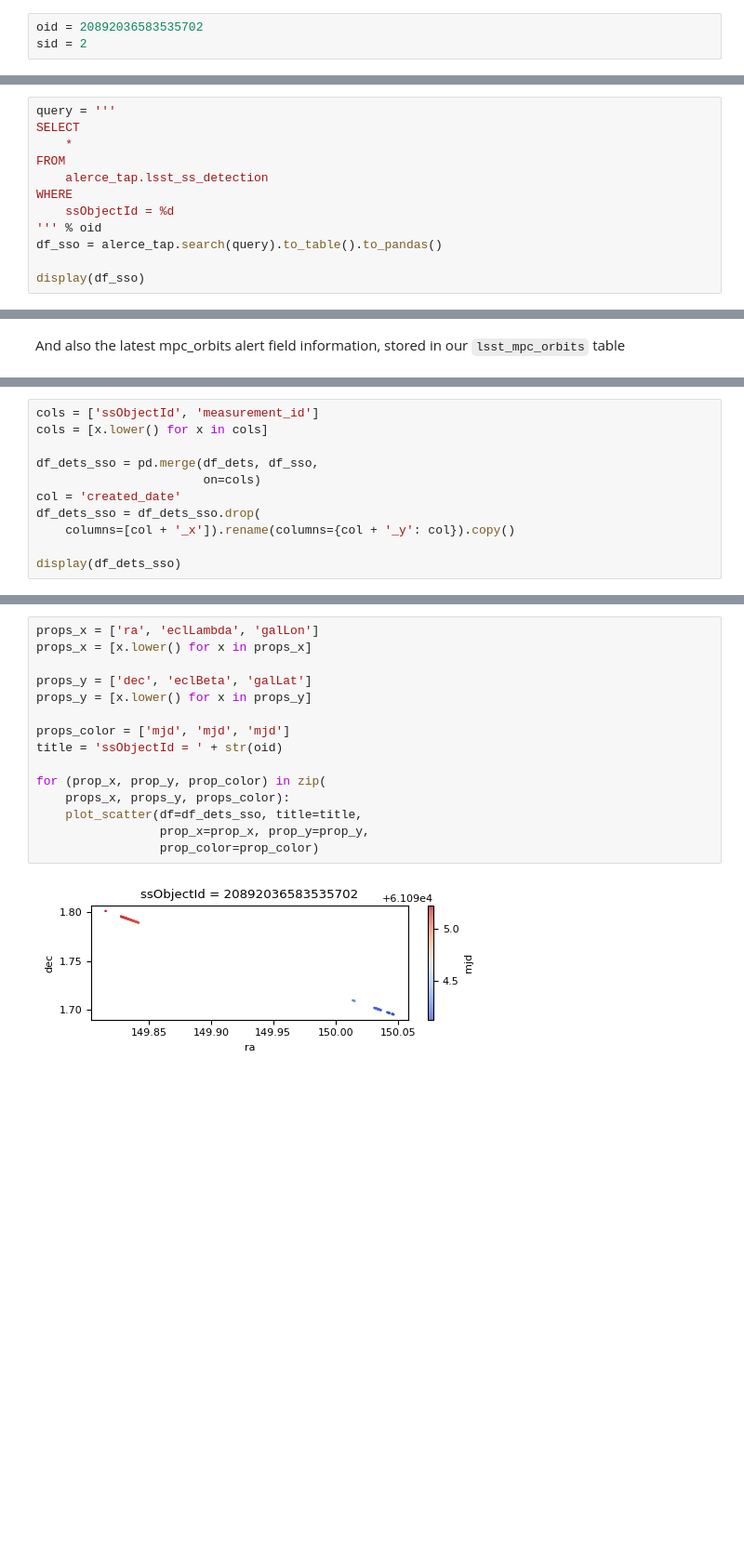
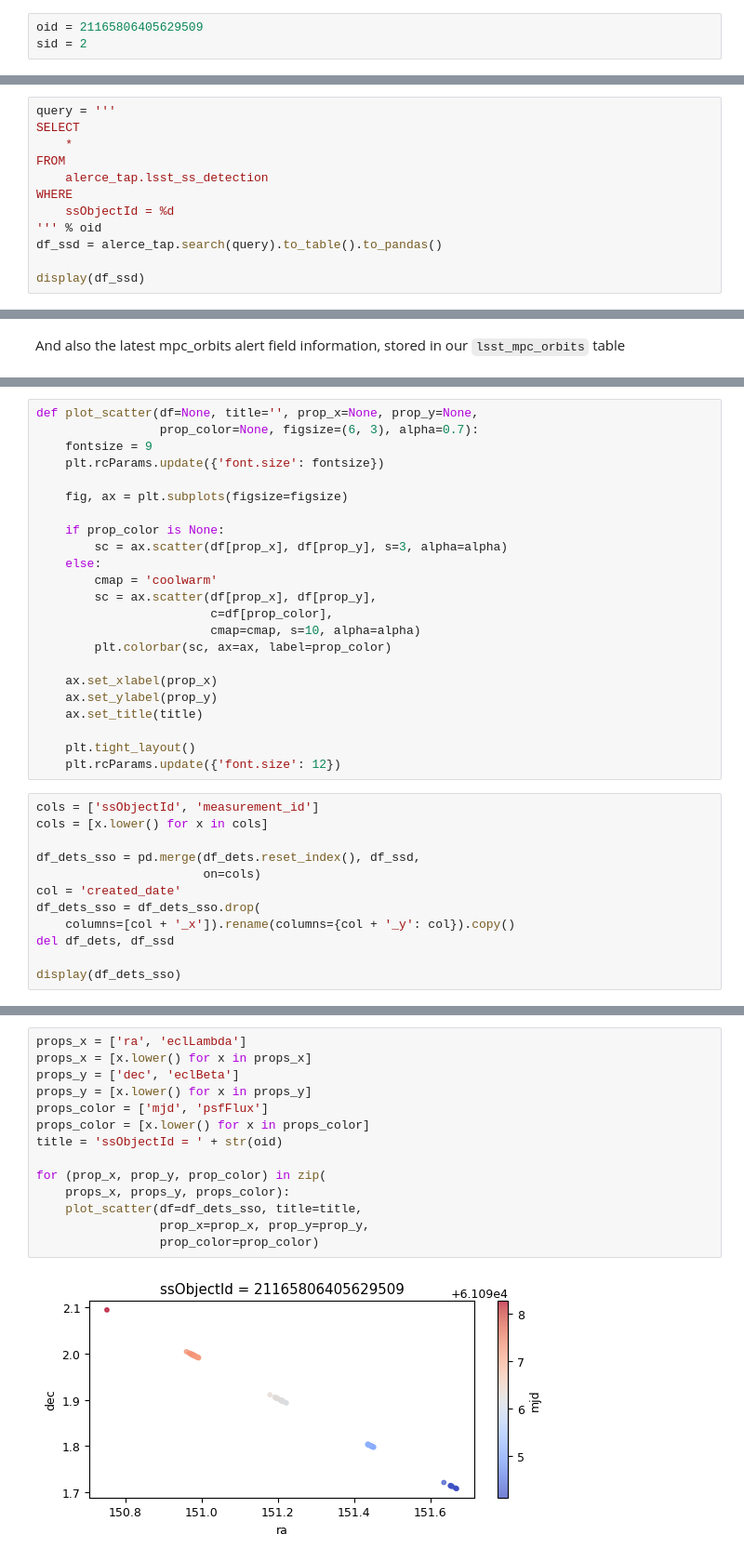
Before and after one commit to alercebroker/usecases, a Jupyter notebook: notebooks/LSST/ALeRCE_LSST_TAP_Queries.ipynb, the cells around one changed output, grey strips where cells are left out. Shown at 93% size. Cells and saved outputs as stored; diff of their text form; blank space fills up the shorter version.

```diff
--- a/notebooks/LSST/ALeRCE_LSST_TAP_Queries.ipynb
+++ b/notebooks/LSST/ALeRCE_LSST_TAP_Queries.ipynb
@@ -366,5 +409,5 @@
 # %%
-oid = 20892036583535702
+oid = 21165806405629509
 sid = 2
 # %% [markdown]
 We query its main properties and light curve as before
@@ -443,8 +486,8 @@ FROM
 WHERE
     ssObjectId = %d
 ''' % oid
-df_sso = alerce_tap.search(query).to_table().to_pandas()
+df_ssd = alerce_tap.search(query).to_table().to_pandas()
 
-display(df_sso)
+display(df_ssd)
 # %% [output]
 |  | measurement_id | ssobjectid | designation | ecllambda | eclbeta | gallon | gallat | elongation | phaseangle | ... |
@@ -504,12 +525,36 @@ def plot_scatter(df=None, title=None, prop_x=None, prop_y=None,
+# %%
+def plot_scatter(df=None, title='', prop_x=None, prop_y=None,
+                 prop_color=None, figsize=(6, 3), alpha=0.7):
+    fontsize = 9
+    plt.rcParams.update({'font.size': fontsize})
+
+    fig, ax = plt.subplots(figsize=figsize)
+
+    if prop_color is None:
+        sc = ax.scatter(df[prop_x], df[prop_y], s=3, alpha=alpha)
+    else:
+        cmap = 'coolwarm'
+        sc = ax.scatter(df[prop_x], df[prop_y],
+                        c=df[prop_color],
+                        cmap=cmap, s=10, alpha=alpha)
+        plt.colorbar(sc, ax=ax, label=prop_color)
+
+    ax.set_xlabel(prop_x)
+    ax.set_ylabel(prop_y)
+    ax.set_title(title)
+
+    plt.tight_layout()
+    plt.rcParams.update({'font.size': 12})
 # %%
 cols = ['ssObjectId', 'measurement_id']
 cols = [x.lower() for x in cols]
 
-df_dets_sso = pd.merge(df_dets, df_sso,
+df_dets_sso = pd.merge(df_dets.reset_index(), df_ssd,
                        on=cols)
 col = 'created_date'
 df_dets_sso = df_dets_sso.drop(
     columns=[col + '_x']).rename(columns={col + '_y': col}).copy()
+del df_dets, df_ssd
 
 display(df_dets_sso)
 # %% [output]
@@ -529,17 +574,16 @@ display(df_dets_sso)
 # %%
-props_x = ['ra', 'eclLambda', 'galLon']
+props_x = ['ra', 'eclLambda']
 props_x = [x.lower() for x in props_x]
-
-props_y = ['dec', 'eclBeta', 'galLat']
+props_y = ['dec', 'eclBeta']
 props_y = [x.lower() for x in props_y]
-
-props_color = ['mjd', 'mjd', 'mjd']
+props_color = ['mjd', 'psfFlux']
+props_color = [x.lower() for x in props_color]
 title = 'ssObjectId = ' + str(oid)
 
 for (prop_x, prop_y, prop_color) in zip(
     props_x, props_y, props_color):
     plot_scatter(df=df_dets_sso, title=title,
                  prop_x=prop_x, prop_y=prop_y,
                  prop_color=prop_color)
 # %% [output]
-[figure, old version]
+[figure, new version]
```
Also changed, not shown: parts of 75 cells of this notebook.
